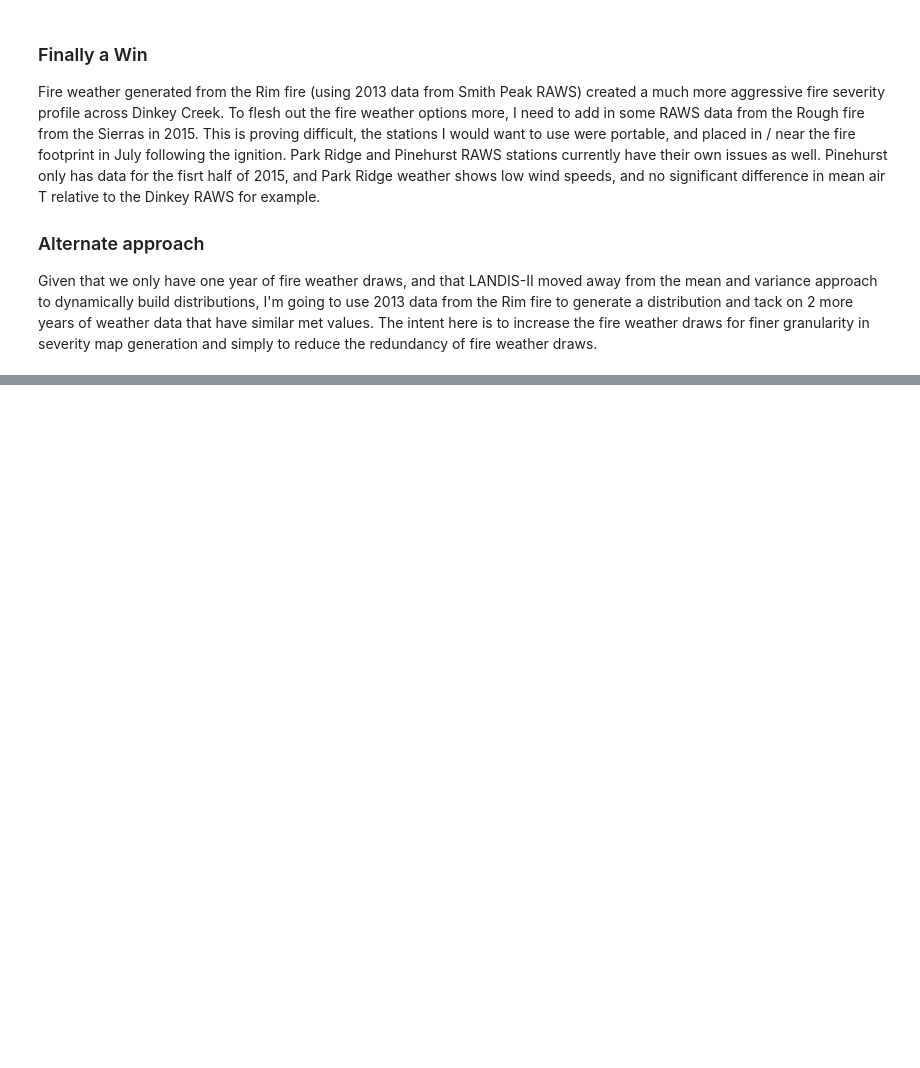
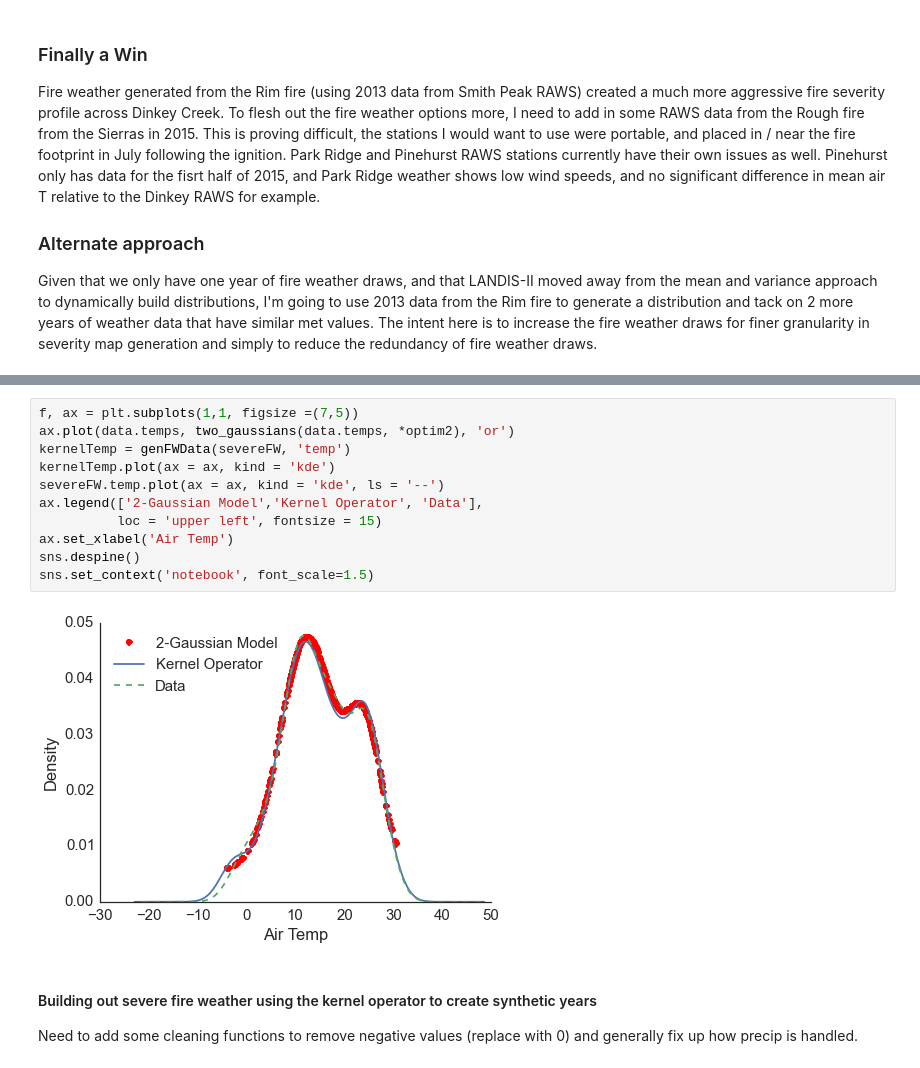
Before and after one commit to djkrofch/edulis, a Jupyter notebook: iPython_Notebooks/Dinkey_Creek/FireWeather_Prep.ipynb, the cells around one changed output, grey strips where cells are left out. Drawn from its saved outputs; the diff is of its cells as text; blank space fills up the shorter version.

```diff
--- a/iPython_Notebooks/Dinkey_Creek/FireWeather_Prep.ipynb
+++ b/iPython_Notebooks/Dinkey_Creek/FireWeather_Prep.ipynb
@@ -322,0 +432,16 @@ array([  4.17889104e-02,   1.23081322e+01,   5.43483031e+00,
+# %%
+f, ax = plt.subplots(1,1, figsize =(7,5))
+ax.plot(data.temps, two_gaussians(data.temps, *optim2), 'or')
+kernelTemp = genFWData(severeFW, 'temp')
+kernelTemp.plot(ax = ax, kind = 'kde')
+severeFW.temp.plot(ax = ax, kind = 'kde', ls = '--')
+ax.legend(['2-Gaussian Model','Kernel Operator', 'Data'],
+          loc = 'upper left', fontsize = 15)
+ax.set_xlabel('Air Temp')
+sns.despine()
+sns.set_context('notebook', font_scale=1.5)
+# %% [output]
+[figure, added]
+# %% [markdown]
+#### Building out severe fire weather using the kernel operator to create synthetic years
+Need to add some cleaning functions to remove negative values (replace with 0) and generally fix up how precip is handled.
```
Also changed, not shown: parts of 16 cells of this notebook, 1 other file.
